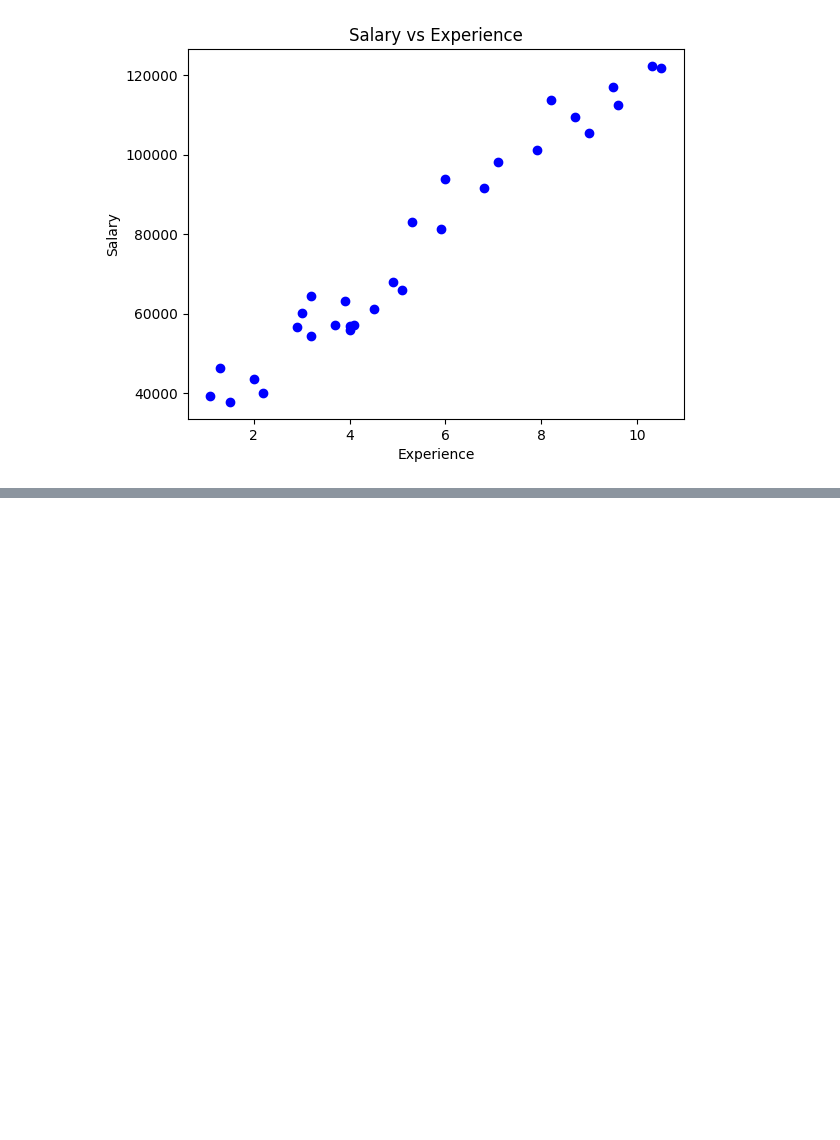
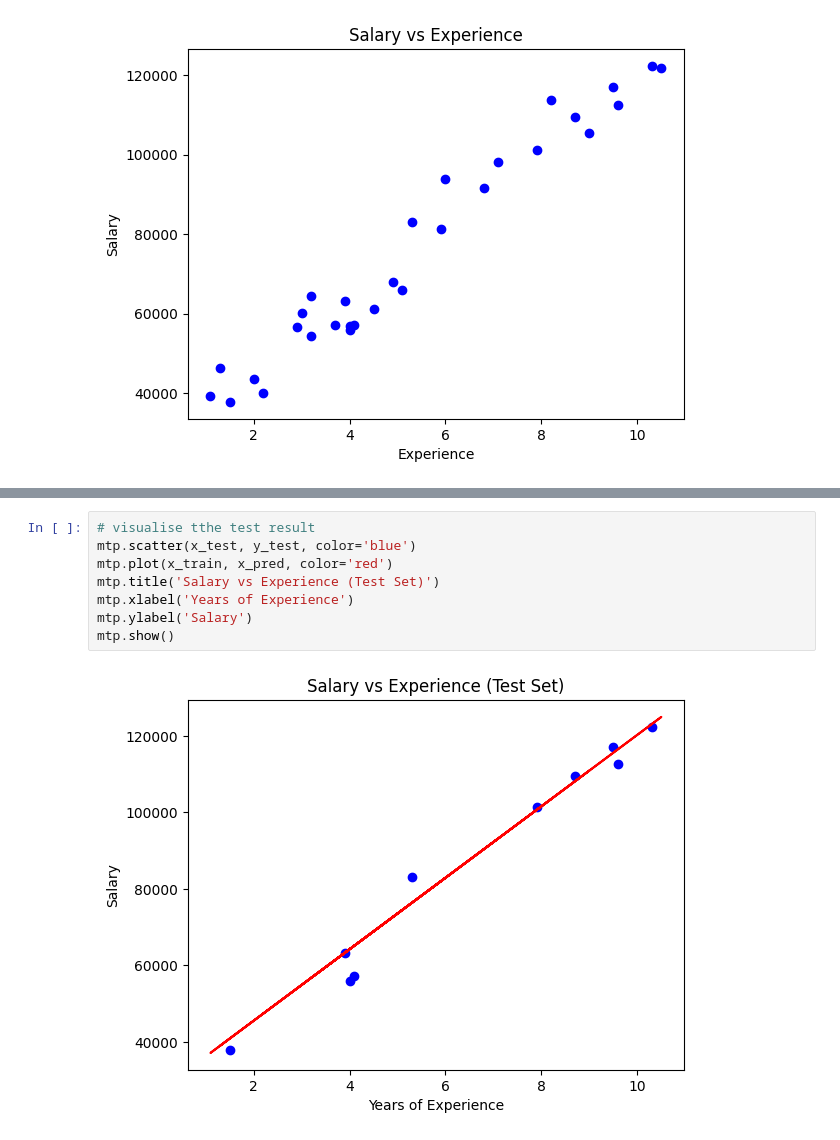
Before and after one commit to azhar258/BITS.Mtech, a Jupyter notebook: MLWebinar_Linear_Regression_18Nov.ipynb, the cells around one changed output, grey strips where cells are left out. Cells and saved outputs as stored; diff of their text form; blank space fills up the shorter version.

```diff
--- a/MLWebinar_Linear_Regression_18Nov.ipynb
+++ b/MLWebinar_Linear_Regression_18Nov.ipynb
@@ -66,0 +126,10 @@ mtp.show
+# %%
+# visualise tthe test result
+mtp.scatter(x_test, y_test, color='blue')
+mtp.plot(x_train, x_pred, color='red')
+mtp.title('Salary vs Experience (Test Set)')
+mtp.xlabel('Years of Experience')
+mtp.ylabel('Salary')
+mtp.show()
+# %% [output]
+[figure, added]
```
Also changed, not shown: parts of 12 cells of this notebook.
